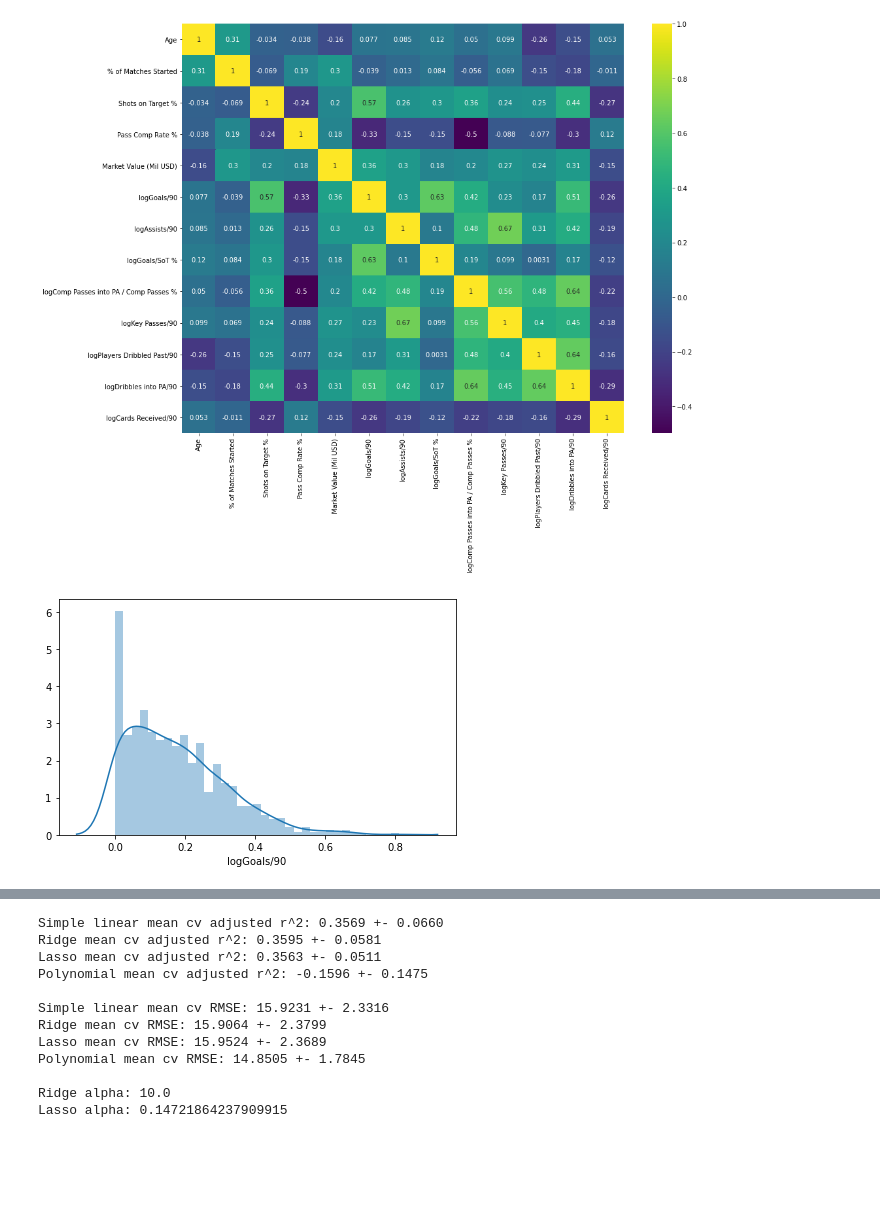
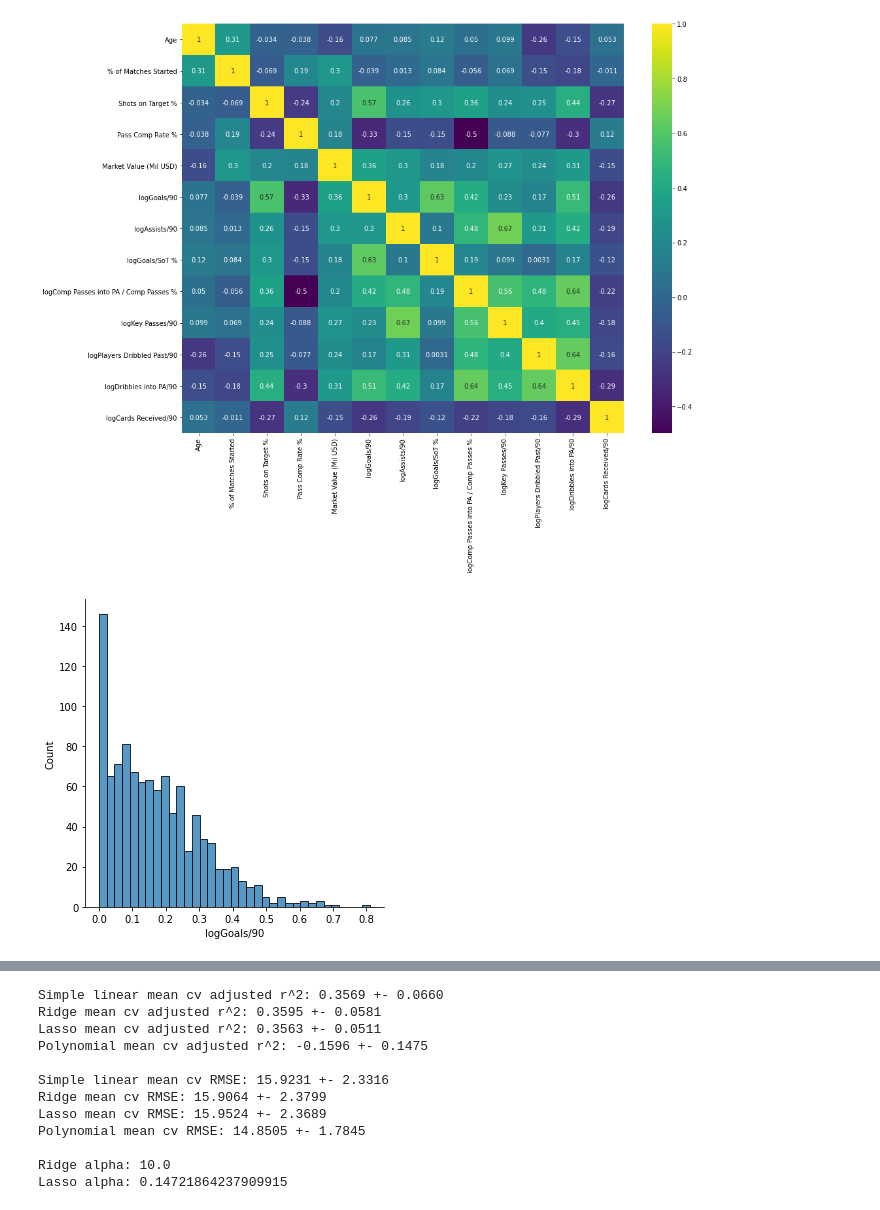
Before and after one commit to mkschoi/project2_soccerplayervalues, a Jupyter notebook: Code/project2_linear_regression.ipynb, the cells around one changed output, grey strips where cells are left out. Saved outputs shown, nothing was run; the diff lists cells and outputs as text; code cells hidden in the pictures; blank space fills up the shorter version.

```diff
--- a/Code/project2_linear_regression.ipynb
+++ b/Code/project2_linear_regression.ipynb
@@ -630,4 +329,4 @@ columns = [
     'Key Passes/90', 'Players Dribbled Past/90', 'Dribbles into PA/90',
     'Cards Received/90'
 ]
-df_standardized_ForMid_log = logtransform(columns).drop(columns, axis=1)
+df_standardized_ForMid_log = mu.logtransform(df_standardized_ForMid, columns).drop(columns, axis=1)
@@ -655,9 +337,9 @@ plt.savefig('../Charts/heatmap_log.png', dpi=600)
 # %% [output]
 [figure]
 # %%
-sns.distplot(df_standardized_ForMid_log['logGoals/90'], bins=35)
+mu.distribution_plot(df_standardized_ForMid_log, 'logGoals/90')
 plt.tight_layout()
 plt.savefig('../Charts/Goals_90_log_Dist.png', dpi=600)
 # %% [output]
-[figure, old version]
+[figure, new version]
 # %%
```
Also changed, not shown: parts of 76 cells of this notebook, 3 other files.
